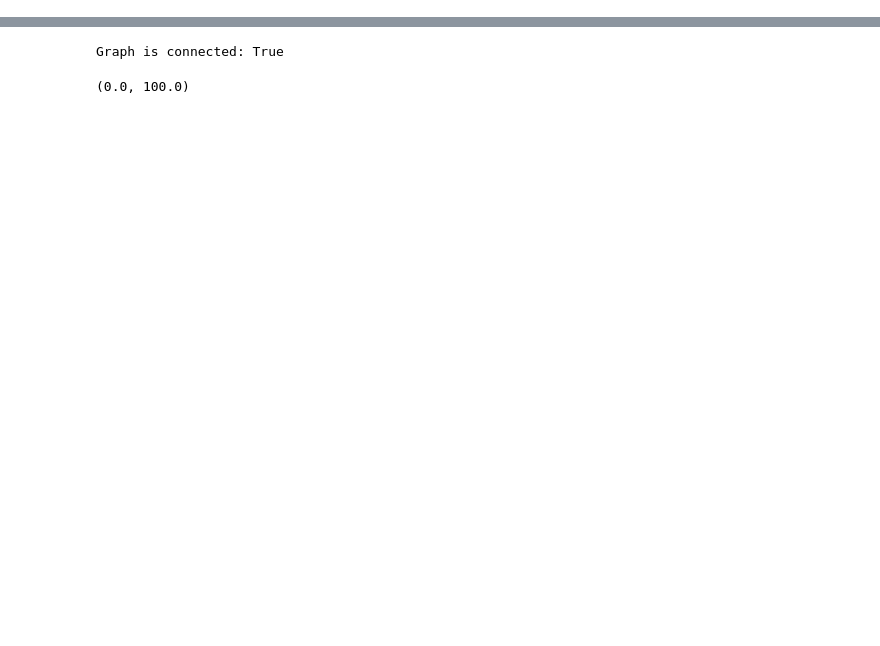
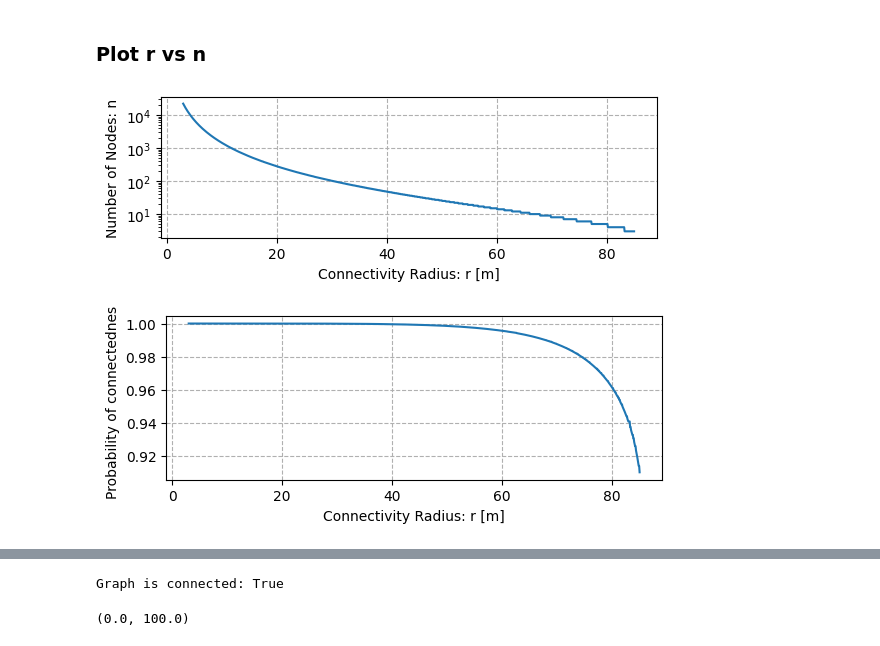
Before and after one commit to blacksilvergeek/Distributed_Signal_Processing, a Jupyter notebook: main.ipynb, the cells around one changed output, grey strips where cells are left out. Saved outputs shown, nothing was run; the diff lists cells and outputs as text; code cells hidden in the pictures; blank space fills up the shorter version.

```diff
--- a/main.ipynb
+++ b/main.ipynb
@@ -25,0 +42,35 @@ Minimum N for r=0.2000 is 282
+# %% [markdown]
+### Plot r vs n
+# %%
+import matplotlib.pyplot as plt
+r_array = np.linspace(3, 85, 1000)
+n_array = []
+p_array = []
+for r in r_array:
+    n, p = find_min_n(r, L, d)
+    if n < 2.71:
+        n = n_array[-1]
+    n_array.append(int(n))
+
+    if p < 0.9:
+        p = p_array[-1]
+    p_array.append(p)
+
+plt.plot(r_array, n_array)
+plt.grid(True, ls='--')
+plt.gca().set_aspect(6)
+plt.yscale('log')
+plt.xlabel('Connectivity Radius: r [m]')
+plt.ylabel('Number of Nodes: n')
+plt.savefig('r_vs_n.pdf', bbox_inches='tight')
+
+fig, ax = plt.subplots()
+plt.plot(r_array, p_array)
+plt.grid(True, ls='--')
+plt.gca().set_aspect(300)
+plt.xlabel('Connectivity Radius: r [m]')
+plt.ylabel('Probability of connectedness')
+plt.savefig('r_vs_p.pdf', bbox_inches='tight')
+# %% [output]
+[figure, added]
+[figure, added]
```
Also changed, not shown: parts of 11 cells of this notebook, 3 other files.
